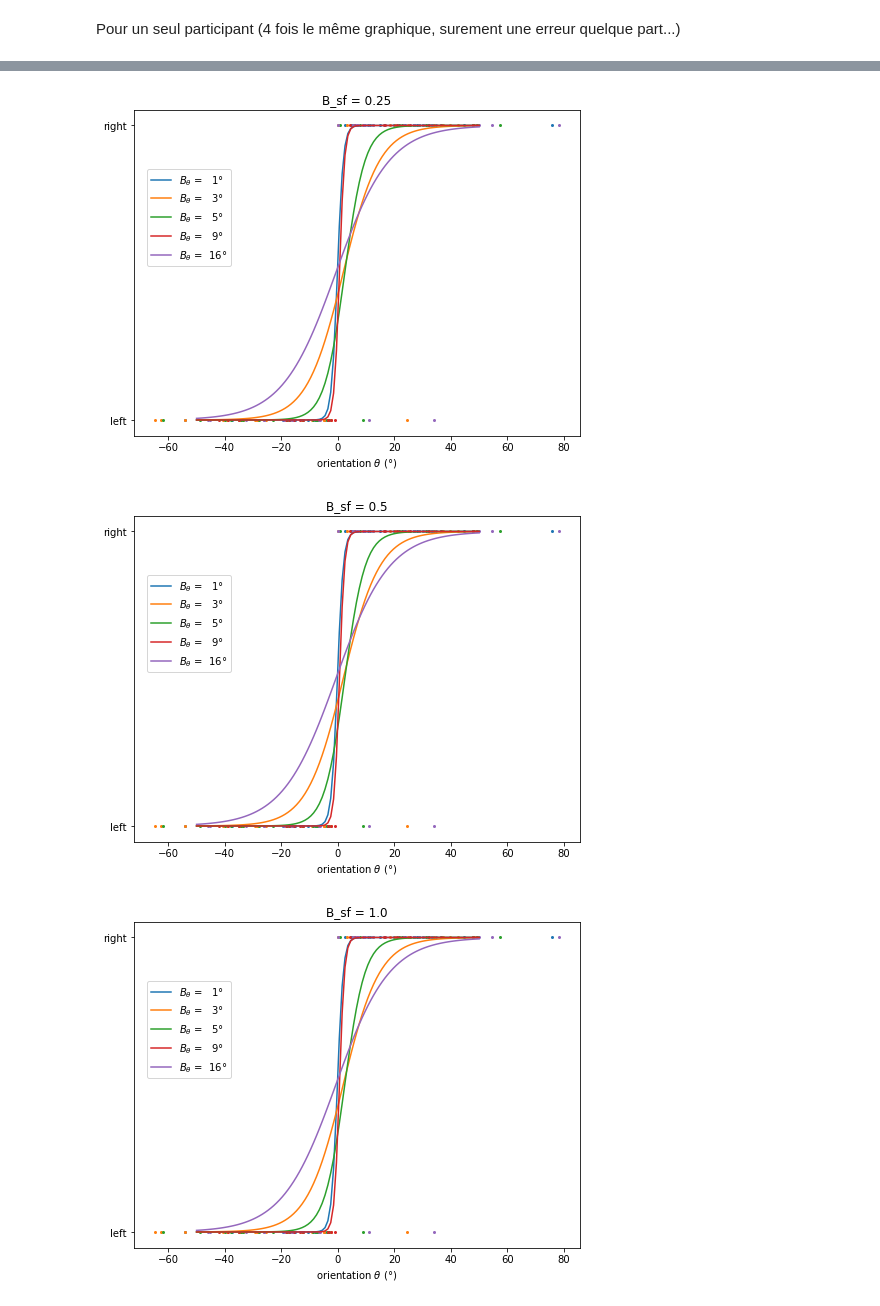
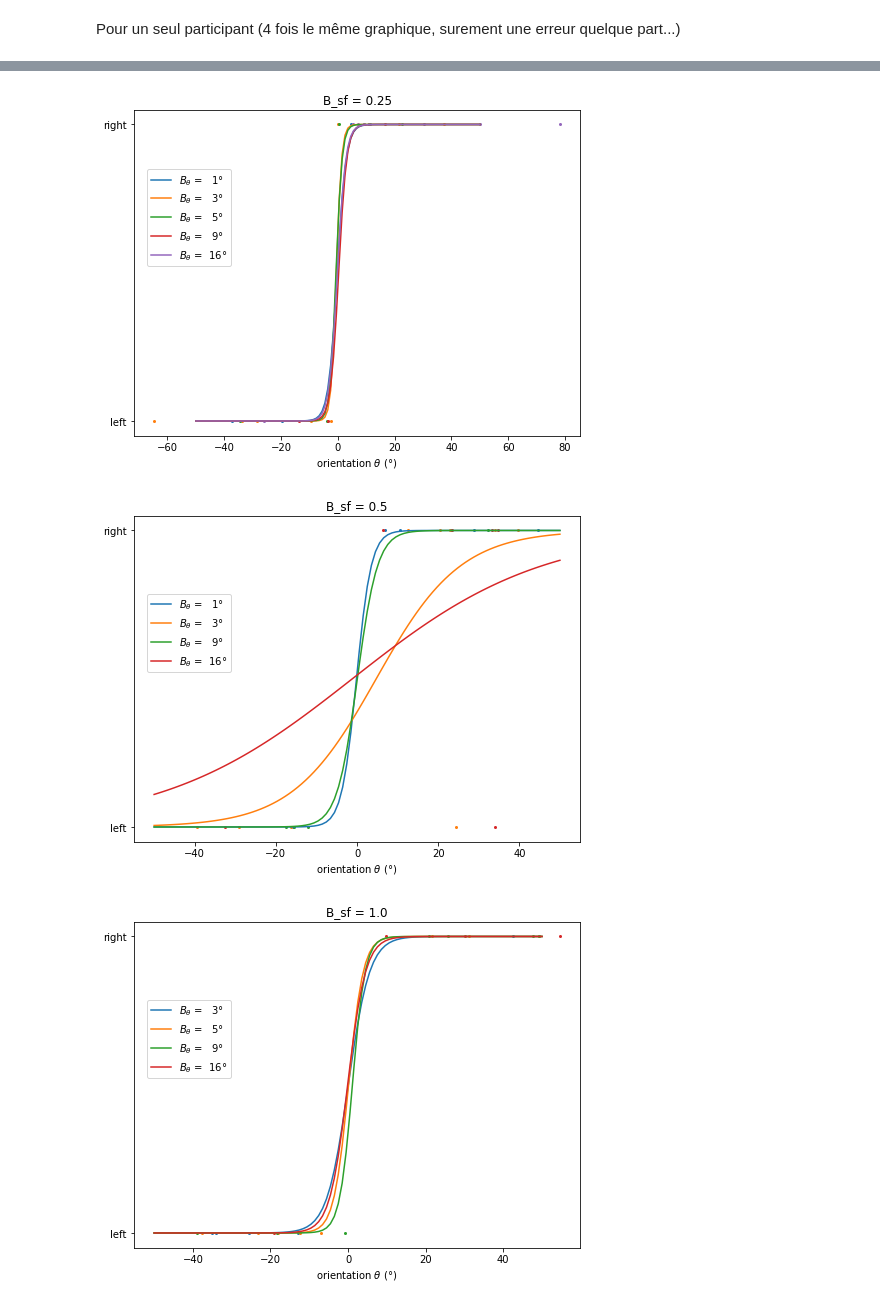
Before and after one commit to jennafradin/MSc-Internship, a Jupyter notebook: Notebooks/W15/10_analysis.ipynb, the cells around one changed output, grey strips where cells are left out. Saved outputs shown, nothing was run; the diff lists cells and outputs as text; code cells hidden in the pictures.

Commit message:
Update 10_analysis.ipynb
B_theta AND B_sf

```diff
--- a/Notebooks/W15/10_analysis.ipynb
+++ b/Notebooks/W15/10_analysis.ipynb
@@ -6,6 +6,6 @@ import matplotlib.pyplot as plt
 import os
 import json
 # %%
-data_folder = os.path.join('..', 'Psychopy_data', 'pilot', 'B_sf','json')
+data_folder = os.path.join('..', 'Psychopy_data', 'pilot', 'B_sf')#,'json')
 data_folder
 # %% [output]
@@ -173,7 +173,7 @@ for iB_sf, B_sf in enumerate(B_sf_list):
             y = []
 
             for i in subj_data :
-                if i[3]*180/np.pi == b_theta :
+                if i[3]*180/np.pi == b_theta and i[4] == B_sf:
                     X.append(i[1]*180/np.pi)
                     if i[2] == 'right':
                         y.append(1)
@@ -208,3 +208,3 @@ for iB_sf, B_sf in enumerate(B_sf_list):
-[figure, old version]
+[figure, new version]
-[figure, old version]
+[figure, new version]
-[figure, old version]
+[figure, new version]
```
Also changed, not shown: parts of 2 cells of this notebook.
